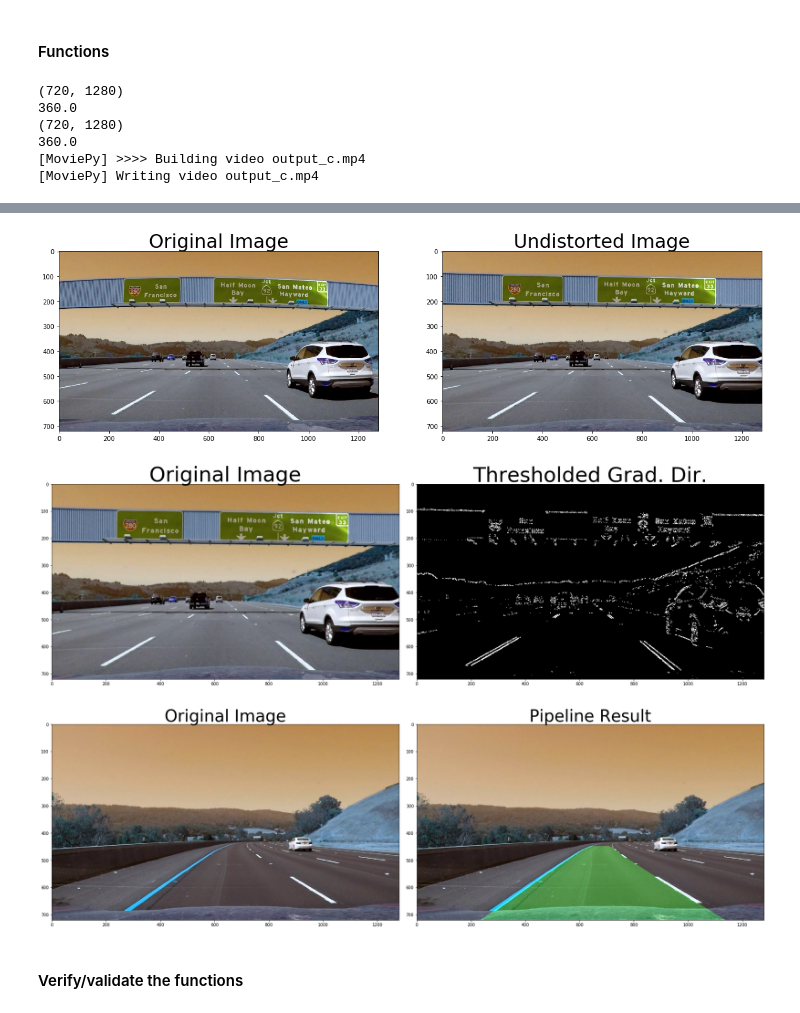
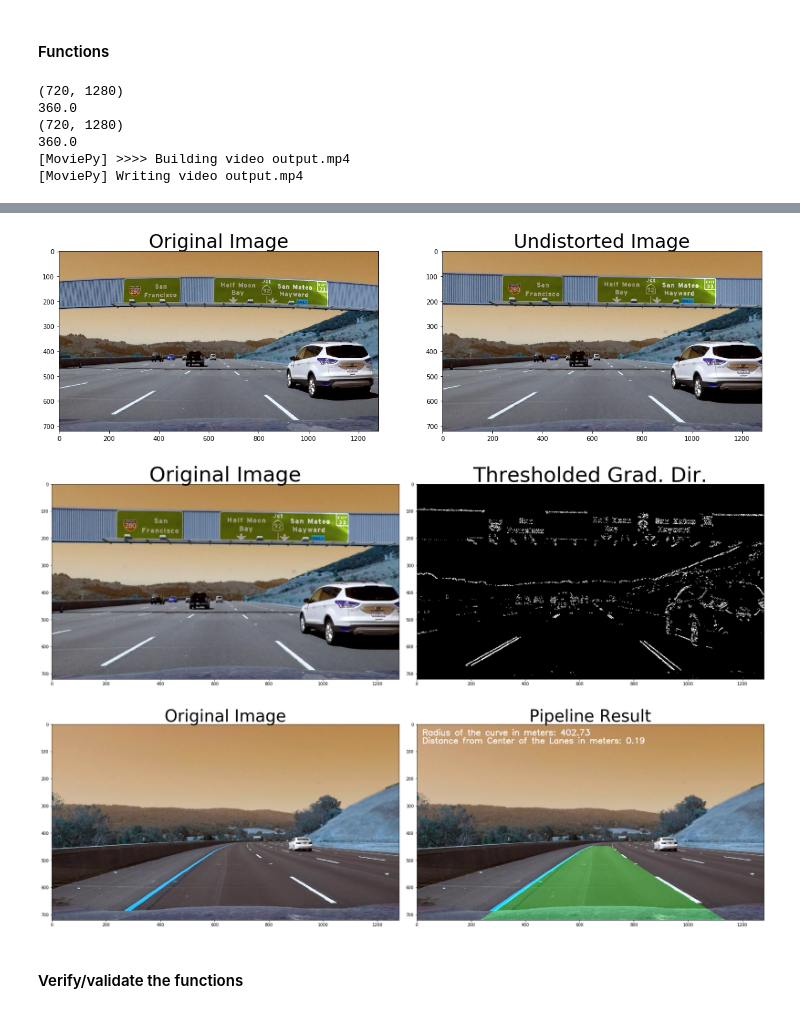
Before and after one commit to rnaidu02/CarND-Advanced-Lane-Lines, a Jupyter notebook: Advanced-Lane-Detection.ipynb, the cells around one changed output, grey strips where cells are left out. Saved outputs shown, nothing was run; the diff lists cells and outputs as text; code cells hidden in the pictures.

Commit message:
Most of the functionality is done. Producing lane detection accutratley for straight lanes. Code for measuring radius and offset is also included.

```diff
--- a/Advanced-Lane-Detection.ipynb
+++ b/Advanced-Lane-Detection.ipynb
@@ -399,7 +399,7 @@ def visualize_lanes(orig_image, ret_data_from_lines, show_img = False):
     return merged_img
 
 
-def return_lanes_drawn_on_image(orig_image, left_fit, right_fit, m_inv, show_img = False):
+def return_lanes_drawn_on_image(orig_image, left_fit, right_fit, m_inv, ave_rad, distance_c, show_img = False):
 
     # Create an image to draw the lines on
     warp_zero = np.zeros_like(orig_image).astype(np.uint8)
@@ -422,6 +422,12 @@ def return_lanes_drawn_on_image(orig_image, left_fit, right_fit, m_inv, show_img
     newwarp = cv2.warpPerspective(color_warp, m_inv, (color_warp.shape[1], color_warp.shape[0]))
     # Combine the result with the original image
     result = cv2.addWeighted(orig_image, 1, newwarp, 0.3, 0)
+    font = cv2.FONT_HERSHEY_SIMPLEX
+    label = 'Radius of the curve in meters: %.2f ' %ave_rad
+    result = cv2.putText(result, label, (20,40), font, 1, (255,255,255), 2, cv2.LINE_AA)
+
+    label = 'Distance from Center of the Lanes in meters: %.2f ' %distance_c
+    result = cv2.putText(result, label, (20,40+30), font, 1, (255,255,255), 2, cv2.LINE_AA)
 
     if (show_img == True):
         f, (ax1, ax2) = plt.subplots(1, 2, figsize=(24, 9))
@@ -464,6 +470,25 @@ def return_curve_radius_in_mts(ret_data_from_lines):
     right_curverad = ((1 + (2*right_fit_cr[0]*y_eval*ym_per_pix + right_fit_cr[1])**2)**1.5) / np.absolute(2*right_fit_cr[0])
 
     return left_curverad, right_curverad
+
+# Return the distance between center of the road (all lenas included) with the center of the vehicle (center of this lane)
+#   Takes left and right fit coeffs
+#   Returns the distance in meters
+def return_distance_from_center(orig_image, left_fit, right_fit):
+    xm_per_pix = 3.7/700 # meters per pixel in x dimension
+    # Center is the mid point of the road
+    center_of_the_road = orig_image.shape[1]/2
+
+    # Find the left and right co-ordinates for at the botttom of the screen
+    ploty = orig_image.shape[0]-1
+    left_fitx = left_fit[0]*ploty**2 + left_fit[1]*ploty + left_fit[2]
+    right_fitx = right_fit[0]*ploty**2 + right_fit[1]*ploty + right_fit[2]
+
+    distance_from_center = np.abs(center_of_the_road - (left_fitx+right_fitx)/2)
+    # multiply by the factor to get in mts
+    distance_from_center = distance_from_center*xm_per_pix
+
+    return distance_from_center
 
 # Define a class to receive the characteristics of each line detection
 class Line():
@@ -551,7 +576,11 @@ def process_image(image):
         else:
             already_detected = False
     #return visualize_lanes(image, ret_lane_details)
-    return return_lanes_drawn_on_image(image, left_fit, right_fit, M_inv)
+    left_rad, right_rad = return_curve_radius_in_mts(ret_lane_details)
+    ave_rad = (left_rad + right_rad)/2
+    # Get the distance from the center
+    distance_c = return_distance_from_center(image, left_fit, right_fit)
+    return return_lanes_drawn_on_image(image, left_fit, right_fit, M_inv, ave_rad, distance_c)
 
 # def process_video(input_video, output_video)
 # Import everything needed to edit/save/watch video clips
@@ -652,13 +681,13 @@ visualize_lanes(dst, ret_data, True)
 '''
 # Test for Lane detection within a video
 already_detected = False
-#process_video('project_video.mp4', 'output.mp4')
-process_video('challenge_video.mp4', 'output_c.mp4')
+process_video('project_video.mp4', 'output.mp4')
+#process_video('challenge_video.mp4', 'output_c.mp4')
 # %% [output]
 (720, 1280)
 360.0
 (720, 1280)
 360.0
-[MoviePy] >>>> Building video output_c.mp4
-[MoviePy] Writing video output_c.mp4
+[MoviePy] >>>> Building video output.mp4
+[MoviePy] Writing video output.mp4
 [MoviePy] Done.
@@ -669,6 +698,6 @@ Wall time: 35 s
 [figure]
 [figure]
-[figure, old version]
+[figure, new version]
 # %% [markdown]
 #### Verify/validate the functions
 # %% [markdown]
```
Also changed, not shown: parts of 1 cell of this notebook.
